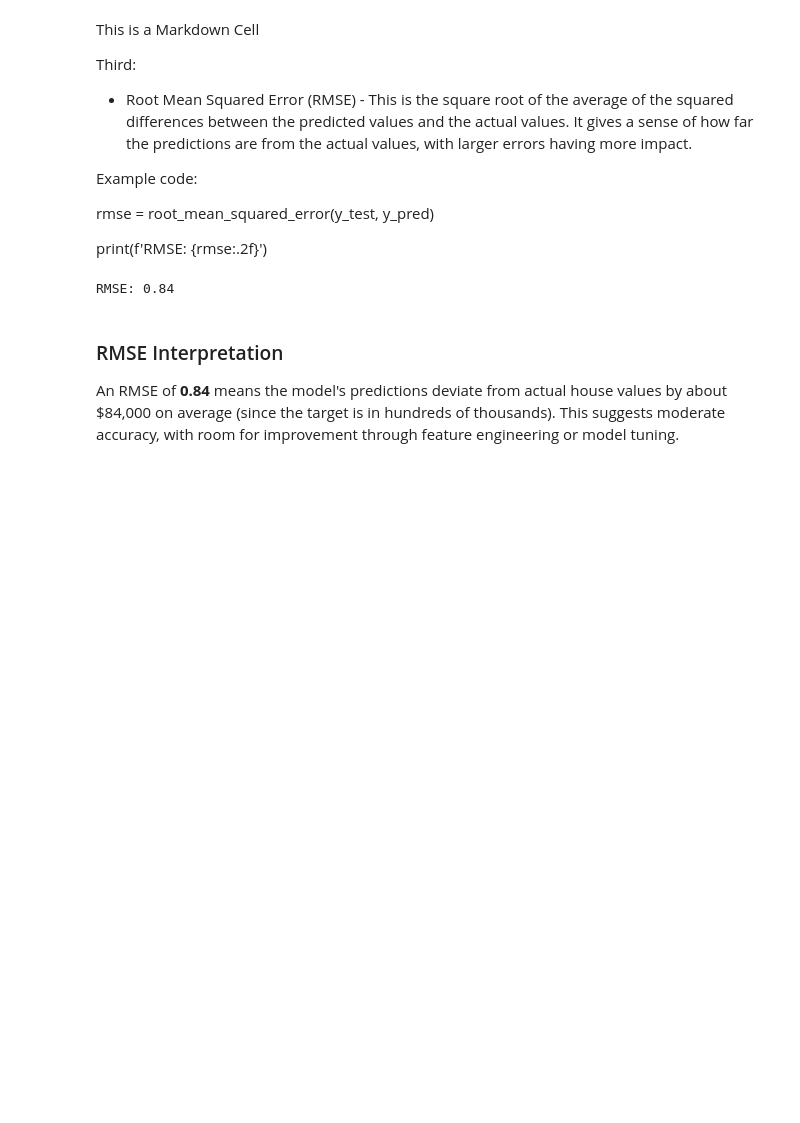
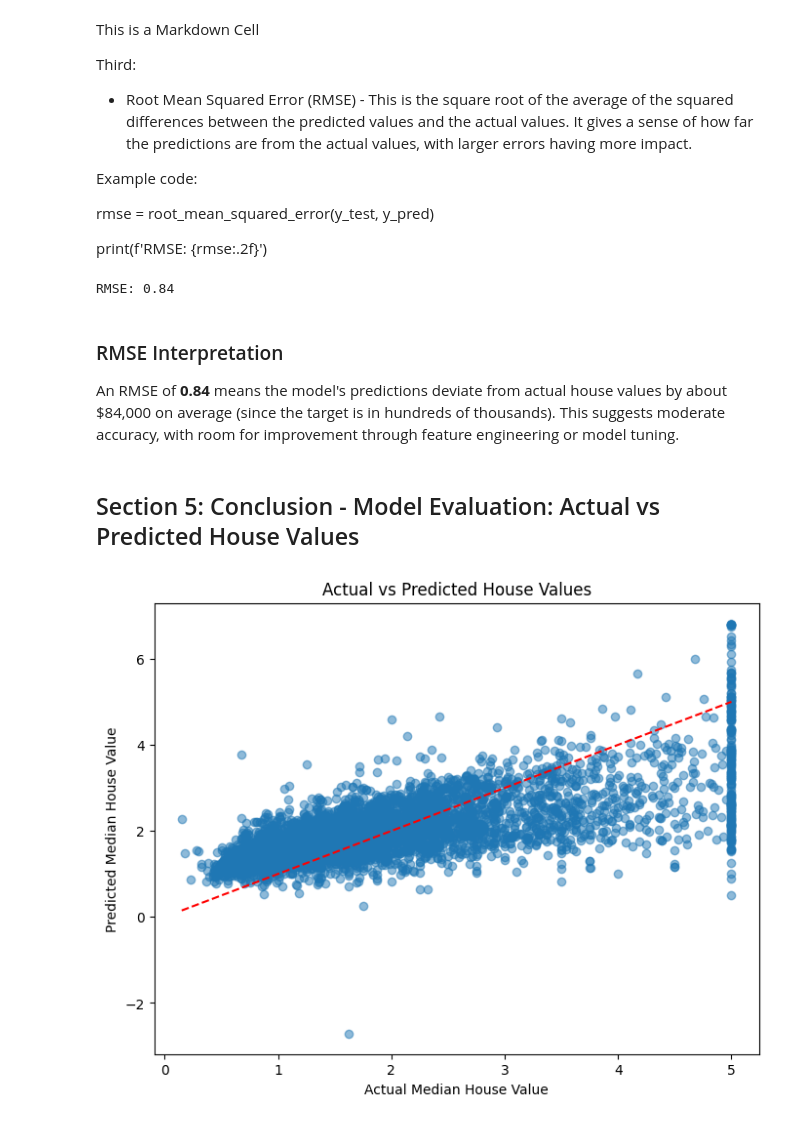
Before and after one commit to Kiruthikaa2512/applied-ml-kiruthikaa, a Jupyter notebook: notebooks/project01/kiruthikaa_ml01.ipynb, the cells around one changed output. Cells and saved outputs as stored; diff of their text form; code cells hidden in the pictures; blank space fills up the shorter version.

```diff
--- a/notebooks/project01/kiruthikaa_ml01.ipynb
+++ b/notebooks/project01/kiruthikaa_ml01.ipynb
@@ -446,3 +446,15 @@ RMSE: 0.84
 ### RMSE Interpretation
 
 An RMSE of **0.84** means the model's predictions deviate from actual house values by about $84,000 on average (since the target is in hundreds of thousands). This suggests moderate accuracy, with room for improvement through feature engineering or model tuning.
+# %% [markdown]
+## Section 5: Conclusion - Model Evaluation: Actual vs Predicted House Values
+# %%
+plt.figure(figsize=(8,6))
+plt.scatter(y_test, y_pred, alpha=0.5)
+plt.xlabel("Actual Median House Value")
+plt.ylabel("Predicted Median House Value")
+plt.title("Actual vs Predicted House Values")
+plt.plot([y_test.min(), y_test.max()], [y_test.min(), y_test.max()], 'r--')  # reference line y=x
+plt.show()
+# %% [output]
+[figure, added]
```
Also changed, not shown: parts of 1 cell of this notebook.
